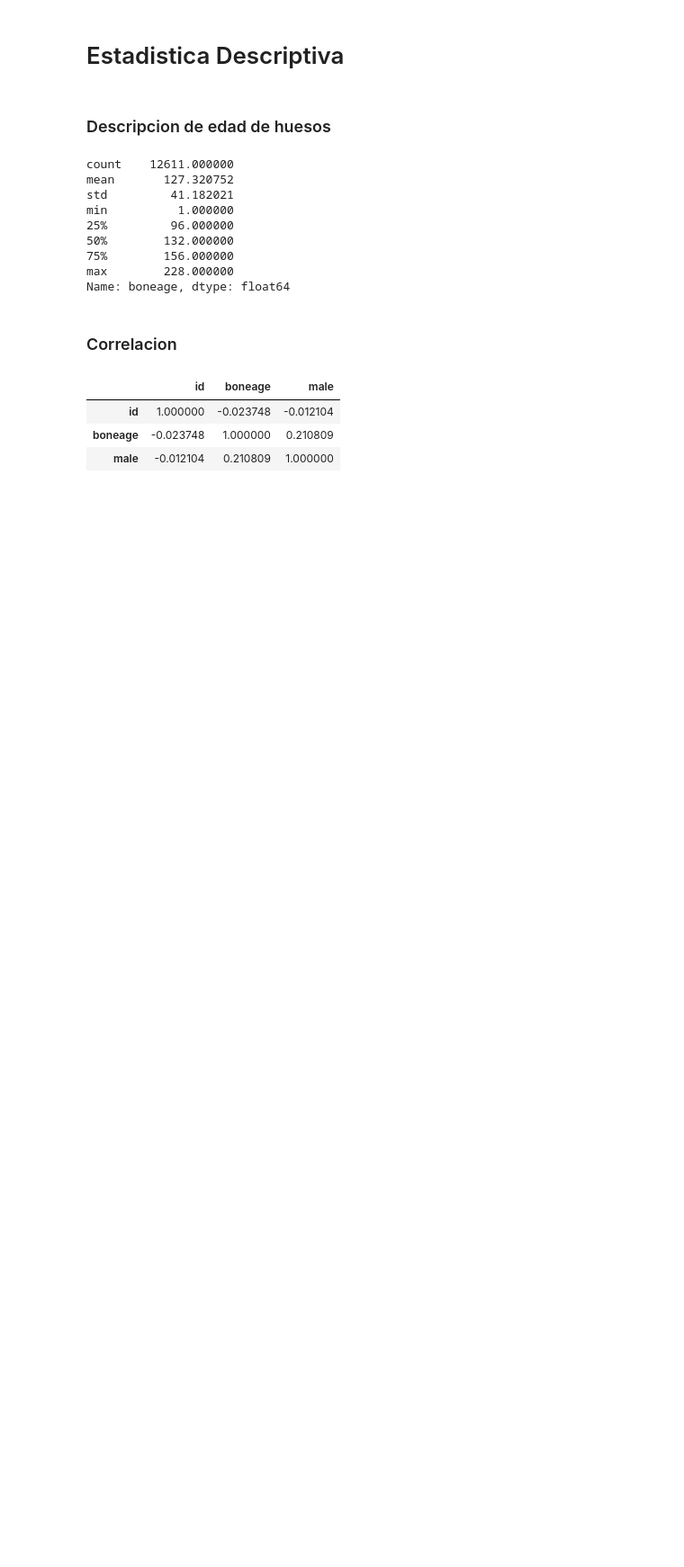
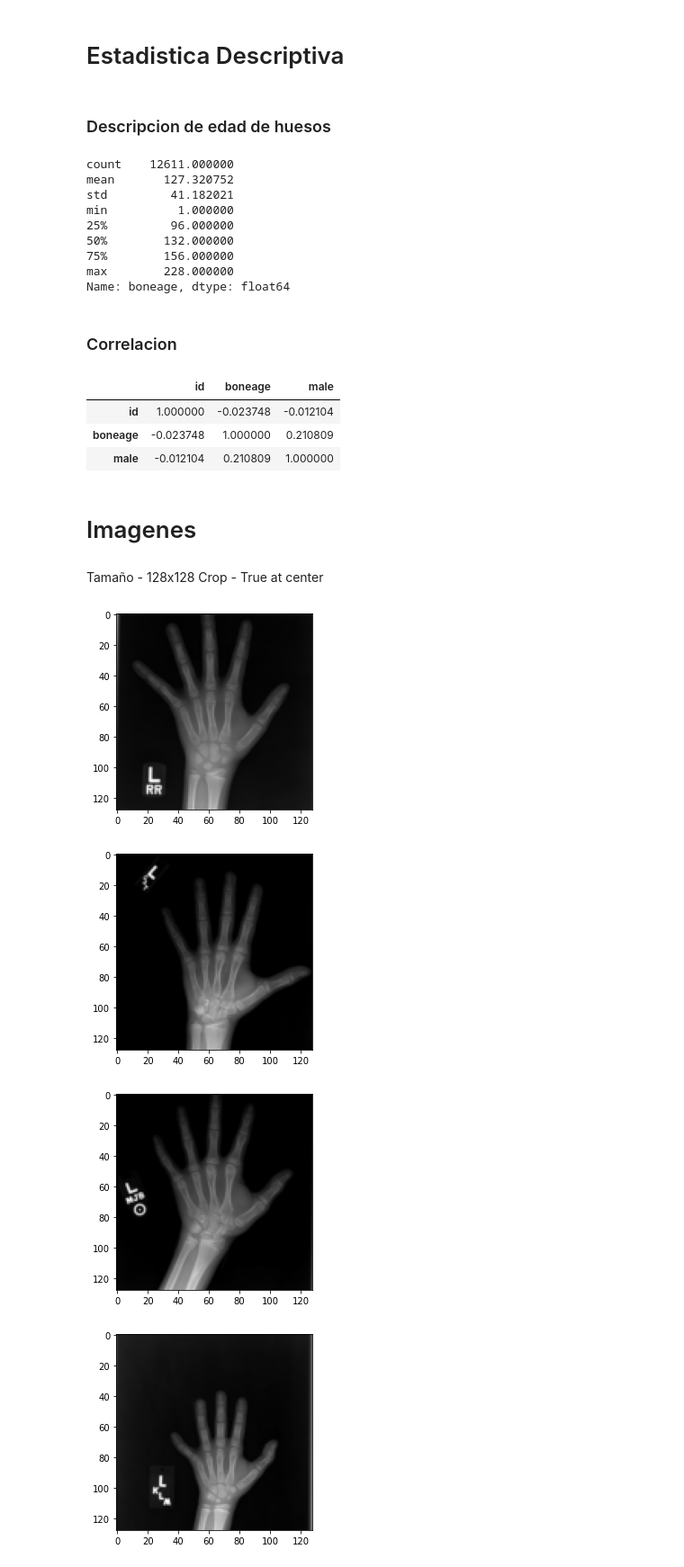
Before and after one commit to RodrigoZea/Proyecto2DS, a Jupyter notebook: proyecto2.ipynb, the cells around one changed output. Shown at 90% size. Drawn from its saved outputs; the diff is of its cells as text; code cells hidden in the pictures; blank space fills up the shorter version.

Commit message:
Add images exploration

```diff
--- a/proyecto2.ipynb
+++ b/proyecto2.ipynb
@@ -125,3 +127,5 @@ train_labels.corr()
 | id | 1.000000 | -0.023748 | -0.012104 |
 | boneage | -0.023748 | 1.000000 | 0.210809 |
 | male | -0.012104 | 0.210809 | 1.000000 |
+# %% [markdown]
+# Imagenes
@@ -127,0 +135,22 @@ train_labels.corr()
+# %% [markdown]
+Tamaño - 128x128
+Crop - True at center
+# %%
+transform = transforms.Compose([transforms.Resize(128), transforms.CenterCrop(128), transforms.ToTensor()])
+dataset = datasets.ImageFolder('./data/boneage-training-dataset', transform=transform)
+# %%
+# Cargar imagenes a enseñar
+showcase = torch.utils.data.DataLoader(dataset, batch_size=6, shuffle=False, num_workers=4)
+
+dataiter = iter(showcase)
+images, labels = dataiter.next()
+
+for index, img in enumerate(images):
+    npimg = img.numpy()
+    plt.imshow(np.transpose(npimg, (1, 2, 0)))
+    plt.show()
+# %% [output]
+[figure, added]
+[figure, added]
+[figure, added]
+[figure, added]
```
Also changed, not shown: parts of 3 cells of this notebook.
